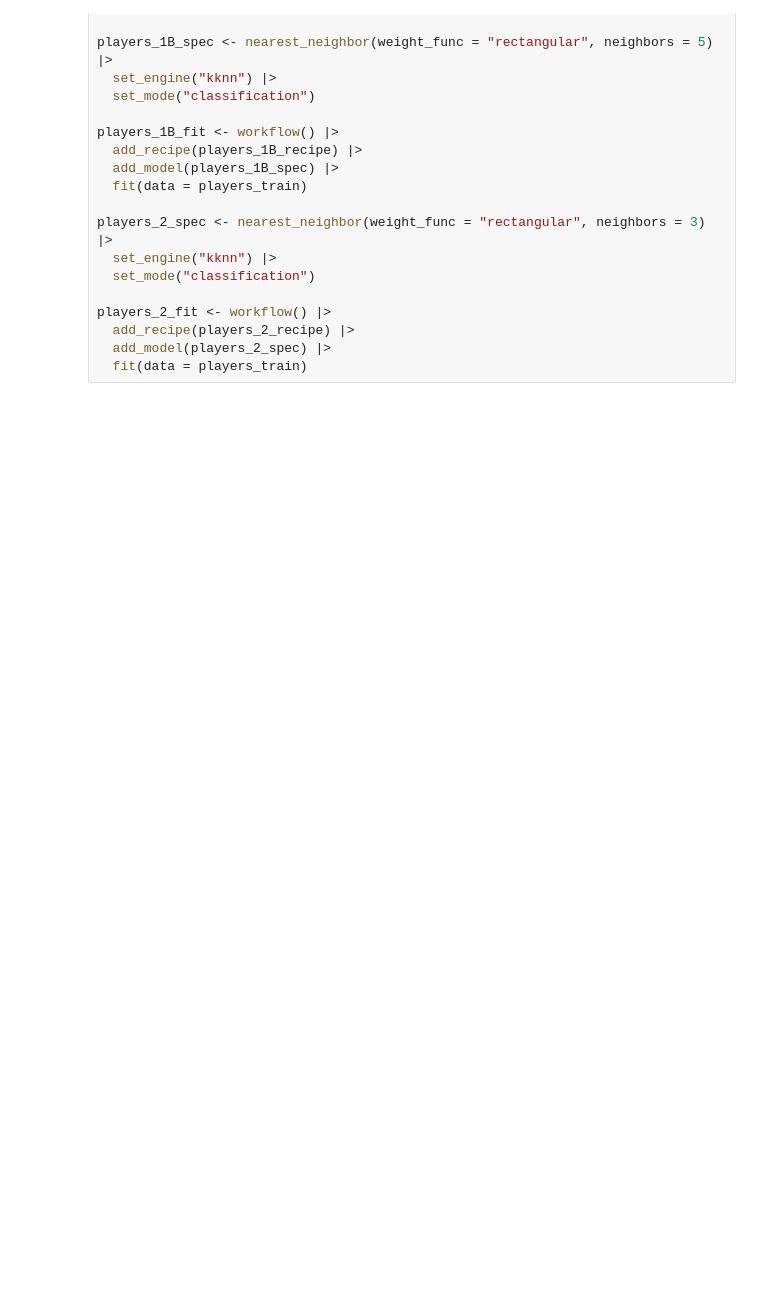
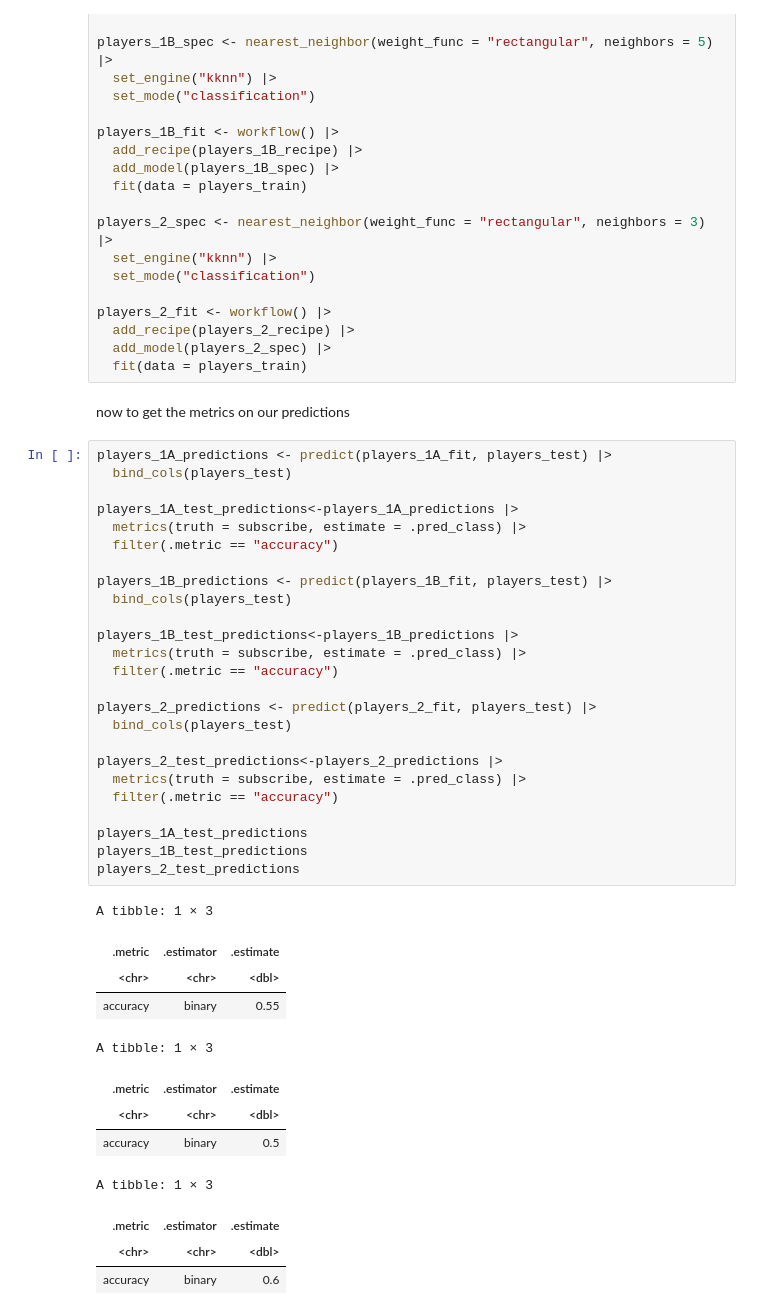
Before and after one commit to radmzf/toy_ds_project, a Jupyter notebook: Project.ipynb, the cells around one changed output. Cells and saved outputs as stored; diff of their text form; blank space fills up the shorter version.

Commit message:
almost finished, time for a confusion metrics and a final graph.

```diff
--- a/Project.ipynb
+++ b/Project.ipynb
@@ -204,3 +204,43 @@ players_2_fit <- workflow() |>
   add_recipe(players_2_recipe) |>
   add_model(players_2_spec) |>
   fit(data = players_train)
+# %% [markdown]
+now to get the metrics on our predictions
+# %%
+players_1A_predictions <- predict(players_1A_fit, players_test) |>
+  bind_cols(players_test)
+
+players_1A_test_predictions<-players_1A_predictions |>
+  metrics(truth = subscribe, estimate = .pred_class) |>
+  filter(.metric == "accuracy")
+
+players_1B_predictions <- predict(players_1B_fit, players_test) |>
+  bind_cols(players_test)
+
+players_1B_test_predictions<-players_1B_predictions |>
+  metrics(truth = subscribe, estimate = .pred_class) |>
+  filter(.metric == "accuracy")
+
+players_2_predictions <- predict(players_2_fit, players_test) |>
+  bind_cols(players_test)
+
+players_2_test_predictions<-players_2_predictions |>
+  metrics(truth = subscribe, estimate = .pred_class) |>
+  filter(.metric == "accuracy")
+
+players_1A_test_predictions
+players_1B_test_predictions
+players_2_test_predictions
+# %% [output]
+A tibble: 1 × 3
+| .metric | .estimator | .estimate |
+| <chr> | <chr> | <dbl> |
+| accuracy | binary | 0.55 |
+A tibble: 1 × 3
+| .metric | .estimator | .estimate |
+| <chr> | <chr> | <dbl> |
+| accuracy | binary | 0.5 |
+A tibble: 1 × 3
+| .metric | .estimator | .estimate |
+| <chr> | <chr> | <dbl> |
+| accuracy | binary | 0.6 |
```
Also changed, not shown: parts of 3 cells of this notebook.
